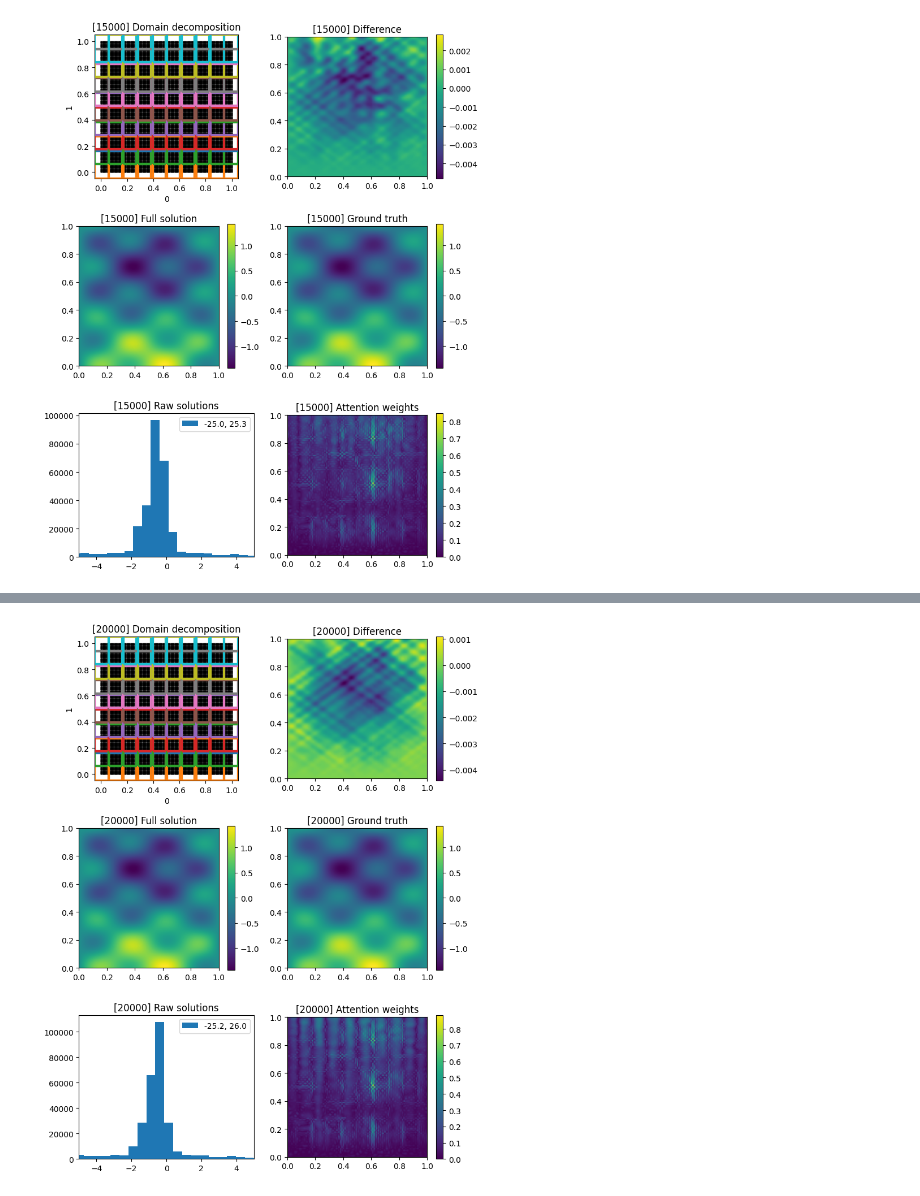
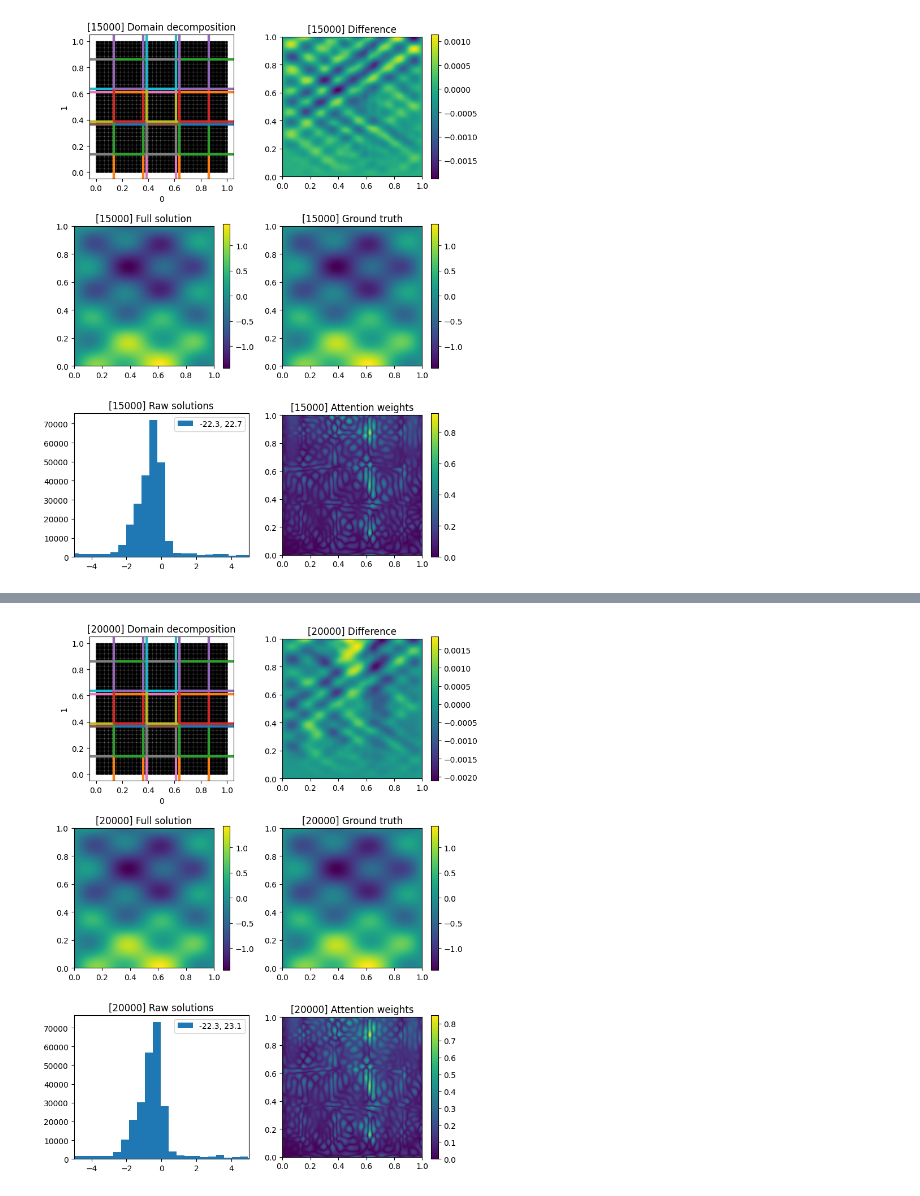
Before and after one commit to sallsdagrate/FBPINNs, a Jupyter notebook: benchmarks/notebooks/test_wave_eq.ipynb, the cells around one changed output, grey strips where cells are left out. Saved outputs shown, nothing was run; the diff lists cells and outputs as text; code cells hidden in the pictures.

```diff
--- a/benchmarks/notebooks/test_wave_eq.ipynb
+++ b/benchmarks/notebooks/test_wave_eq.ipynb
@@ -79,13 +68,13 @@ import numpy as np
 
 from fbpinns.domains import RectangularDomainND
 from fbpinns.decompositions import RectangularDecompositionND
-from fbpinns.networks import FCN, ChebyshevKAN, ChebyshevAdaptiveKAN, StackedChebyshevKAN
+from fbpinns.networks import FCN, ChebyshevKAN, ChebyshevAdaptiveKAN, StackedChebyshevKAN, GeneralizedStackedChebyshevKAN
 from fbpinns.schedulers import LineSchedulerRectangularND
 from fbpinns.constants import Constants, get_subdomain_ws
 from fbpinns.trainers import FBPINNTrainer
 from fbpinns.attention import RBAttention
 
-subdomain_xs=[np.linspace(0,1,10), np.linspace(0,1,10)]
+subdomain_xs=[np.linspace(0,1,5), np.linspace(0,1,5)]
 c = Constants(
     domain=RectangularDomainND,
     domain_init_kwargs = dict(
@@ -102,10 +91,10 @@ c = Constants(
         subdomain_ws=get_subdomain_ws(subdomain_xs, 2.9),
         unnorm=(0.,5.),
     ),
-    network=FCN,
-    network_init_kwargs = dict(
-        layer_sizes = (2, 16, 16, 1),
-    ),
+    # network=FCN,
+    # network_init_kwargs = dict(
+    #     layer_sizes = (2, 16, 16, 1),
+    # ),
     # network=StackedChebyshevKAN,
     # network_init_kwargs=dict(
     #     input_dim=2,
@@ -117,6 +106,11 @@ c = Constants(
     # scheduler_kwargs = dict(
     #     point=[0.], iaxis=0,
     # ),
+    network=GeneralizedStackedChebyshevKAN,
+    network_init_kwargs = dict(
+        dims=[2, 4, 1],
+        degrees=[4, 4]
+    ),
     optimiser_kwargs = dict(
         learning_rate=0.001
         ),
@@ -177 +171 @@ decomposition_init_kwargs: {'subdomain_xs': [array([0.        , 0.11111111, 0.22
-[figure, old version]
+[figure, new version]
@@ -184 +178 @@ decomposition_init_kwargs: {'subdomain_xs': [array([0.        , 0.11111111, 0.22
-[figure, old version]
+[figure, new version]
```
Also changed, not shown: parts of 2 cells of this notebook, 14 other files.
